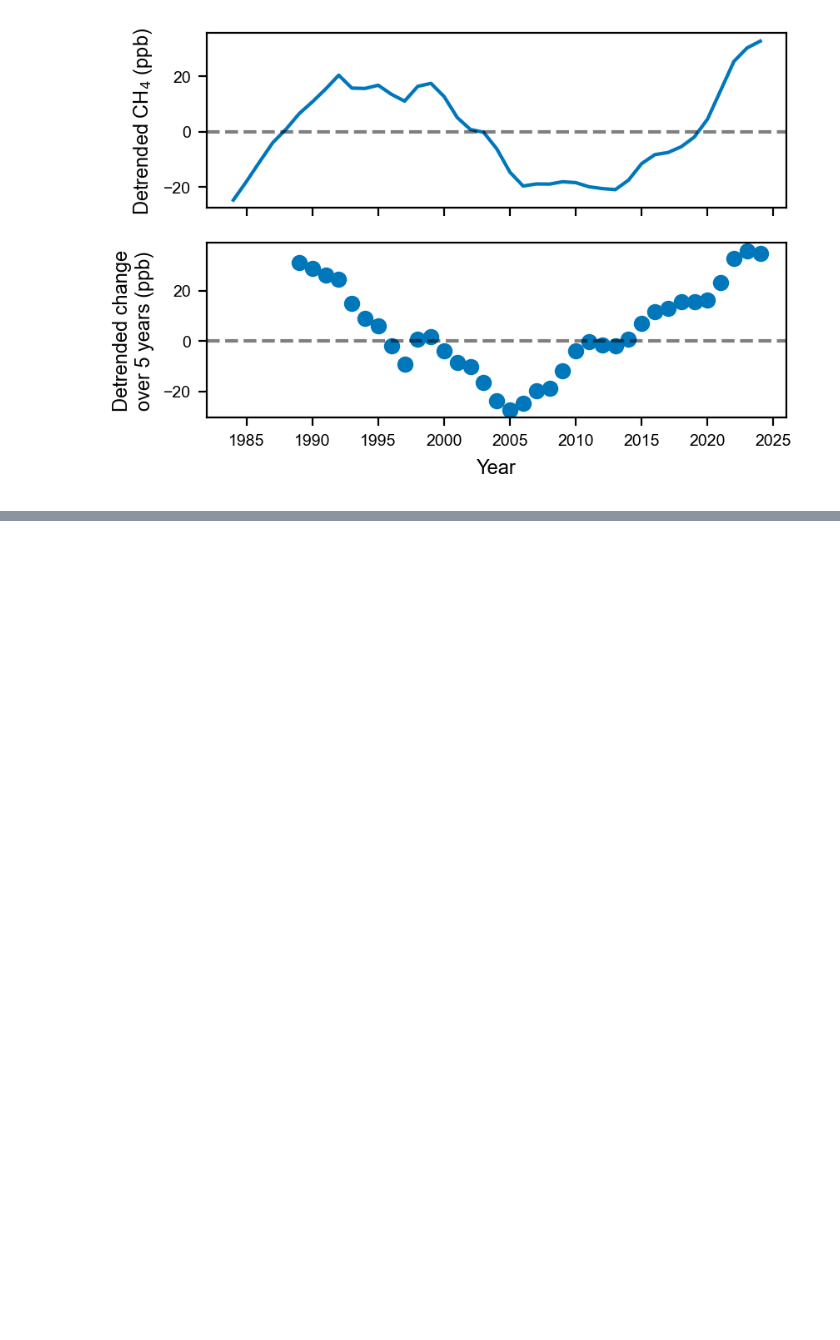
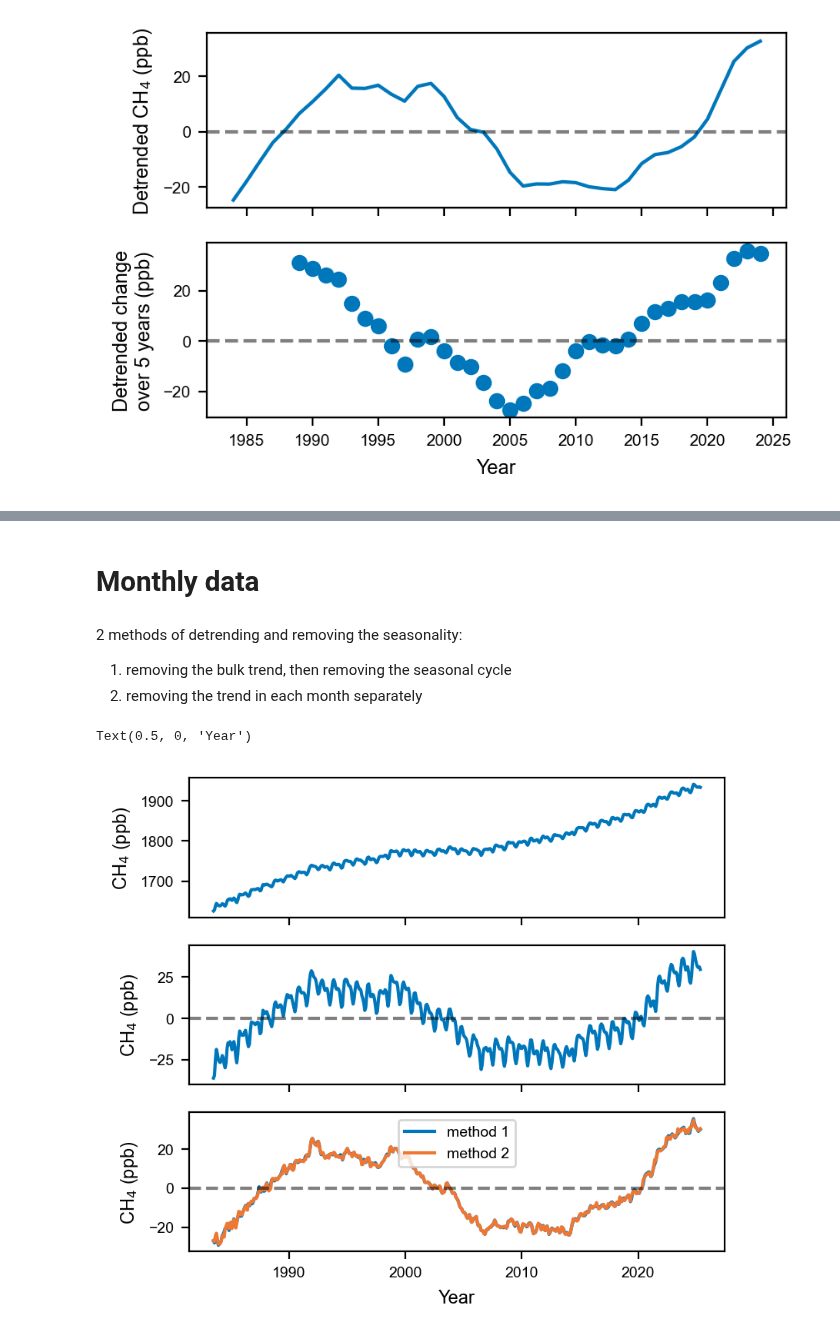
Before and after one commit to ericjmei/methane_noise_forcing, a Jupyter notebook: notebooks/EDA/explore_modern_methane.ipynb, the cells around one changed output, grey strips where cells are left out. Drawn from its saved outputs; the diff is of its cells as text; code cells hidden in the pictures; blank space fills up the shorter version.

```diff
--- a/notebooks/EDA/explore_modern_methane.ipynb
+++ b/notebooks/EDA/explore_modern_methane.ipynb
@@ -71,0 +98,2 @@ obs_modern_to_save.to_csv(save_dir / "ch4_modern_detrended.csv", index=False)
+# %% [markdown]
+# Monthly data
@@ -71,0 +112,43 @@ obs_modern_to_save.to_csv(save_dir / "ch4_modern_detrended.csv", index=False)
+# %% [markdown]
+2 methods of detrending and removing the seasonality:
+1. removing the bulk trend, then removing the seasonal cycle
+2. removing the trend in each month separately
+# %%
+## method 1: detrend then remove seasonal cycle
+# remove long-term trend
+ceoffs = np.polyfit(obs_monthly_clean["year"].dropna(), obs_monthly_clean["ch4"].dropna(), deg=1)
+trend = np.polyval(ceoffs, obs_monthly_clean["year"])
+obs_monthly_clean["ch4_detrended"] = obs_monthly_clean["ch4"] - trend
+
+# remove seasonal cycle
+# calculate monthly climatology
+monthly_climatology = obs_monthly_clean.groupby("month")["ch4_detrended"].mean().reset_index()
+monthly_climatology = monthly_climatology.rename(columns={"ch4_detrended": "climatology"})
+# merge with original data
+obs_monthly_clean = obs_monthly_clean.merge(monthly_climatology, on="month", how="left")
+# remove climatology
+obs_monthly_clean["ch4_anomaly_1"] = obs_monthly_clean["ch4_detrended"] - obs_monthly_clean["climatology"]
+
+## method 2: remove trend in each month separately
+for month in range(1, 13):
+    mask = (obs_monthly_clean["month"] == month)
+    ceoffs = np.polyfit(obs_monthly_clean.loc[mask, "year"].dropna(), obs_monthly_clean.loc[mask, "ch4"].dropna(), deg=1)
+    trend = np.polyval(ceoffs, obs_monthly_clean.loc[mask, "year"])
+    obs_monthly_clean.loc[mask, "ch4_anomaly_2"] = obs_monthly_clean.loc[mask, "ch4"] - trend
+# %%
+## plot original data, detrended, and anomaly
+fig, axs = plt.subplots(3, 1, figsize=(fig_width_options["two_column_small"], 4), sharex=True)
+axs[0].plot(obs_monthly_clean["year"], obs_monthly_clean["ch4"], color=colors_vibrant["blue"])
+axs[0].set_ylabel("CH$_4$ (ppb)")
+axs[1].plot(obs_monthly_clean["year"], obs_monthly_clean["ch4_detrended"], color=colors_vibrant["blue"])
+axs[1].set_ylabel("CH$_4$ (ppb)")
+axs[1].axhline(0, color='k', linestyle='--', alpha=0.5)
+axs[2].plot(obs_monthly_clean["year"], obs_monthly_clean["ch4_anomaly_1"], color=colors_vibrant["blue"], label="method 1")
+axs[2].plot(obs_monthly_clean["year"], obs_monthly_clean["ch4_anomaly_2"], color=colors_vibrant["orange"], label="method 2")
+axs[2].axhline(0, color='k', linestyle='--', alpha=0.5)
+axs[2].legend()
+axs[2].set_ylabel("CH$_4$ (ppb)")
+axs[2].set_xlabel("Year")
+# %% [output]
+Text(0.5, 0, 'Year')
+[figure, added]
```
Also changed, not shown: parts of 11 cells of this notebook, 6 other files.
